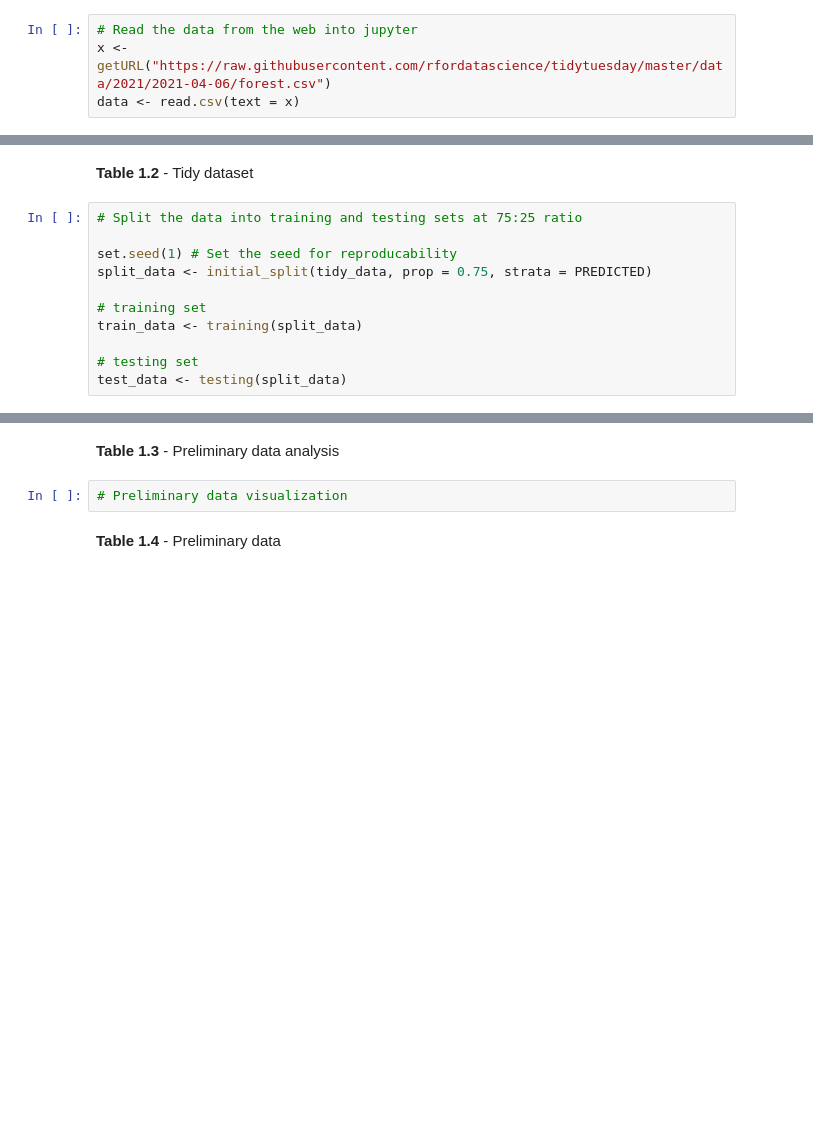
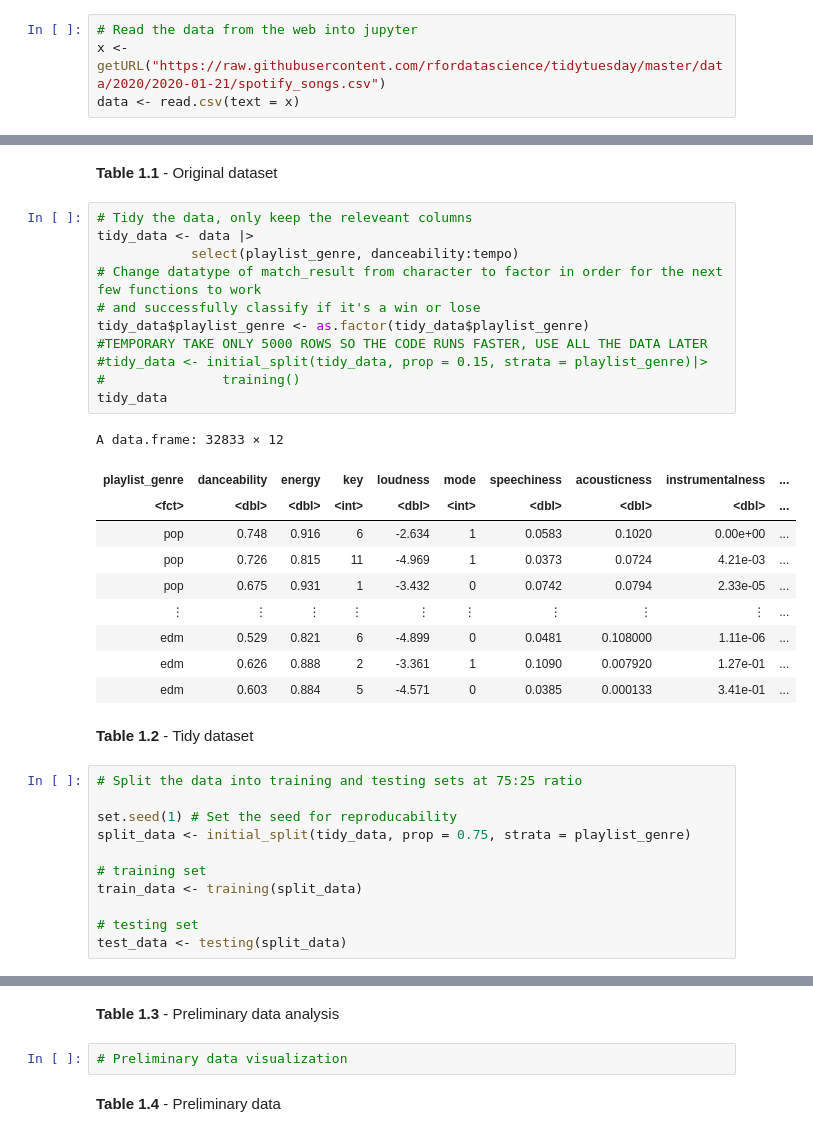
Before and after one commit to DSCI-310-2023/dsci-310-group-04, a Jupyter notebook: Project.ipynb, the cells around one changed output, grey strips where cells are left out. Cells and saved outputs as stored; diff of their text form; blank space fills up the shorter version.

```diff
--- a/Project.ipynb
+++ b/Project.ipynb
@@ -25,5 +27,5 @@ The following object is masked from ‘package:tidyr’:
     complete
 # %%
 # Read the data from the web into jupyter
-x <- getURL("https://raw.githubusercontent.com/rfordatascience/tidytuesday/master/data/2021/2021-04-06/forest.csv")
+x <- getURL("https://raw.githubusercontent.com/rfordatascience/tidytuesday/master/data/2020/2020-01-21/spotify_songs.csv")
 data <- read.csv(text = x)
@@ -49,10 +46,34 @@ A data.frame: 475 × 4
+# %% [markdown]
+**Table 1.1** - Original dataset
+# %%
+# Tidy the data, only keep the releveant columns
+tidy_data <- data |>
+            select(playlist_genre, danceability:tempo)
+# Change datatype of match_result from character to factor in order for the next few functions to work
+# and successfully classify if it's a win or lose
+tidy_data$playlist_genre <- as.factor(tidy_data$playlist_genre)
+#TEMPORARY TAKE ONLY 5000 ROWS SO THE CODE RUNS FASTER, USE ALL THE DATA LATER
+#tidy_data <- initial_split(tidy_data, prop = 0.15, strata = playlist_genre)|>
+#               training()
+tidy_data
+# %% [output]
+A data.frame: 32833 × 12
+| playlist_genre | danceability | energy | key | loudness | mode | speechiness | acousticness | instrumentalness | ... |
+| <fct> | <dbl> | <dbl> | <int> | <dbl> | <int> | <dbl> | <dbl> | <dbl> | ... |
+| pop | 0.748 | 0.916 | 6 | -2.634 | 1 | 0.0583 | 0.1020 | 0.00e+00 | ... |
+| pop | 0.726 | 0.815 | 11 | -4.969 | 1 | 0.0373 | 0.0724 | 4.21e-03 | ... |
+| pop | 0.675 | 0.931 | 1 | -3.432 | 0 | 0.0742 | 0.0794 | 2.33e-05 | ... |
+| ⋮ | ⋮ | ⋮ | ⋮ | ⋮ | ⋮ | ⋮ | ⋮ | ⋮ | ... |
+| edm | 0.529 | 0.821 | 6 | -4.899 | 0 | 0.0481 | 0.108000 | 1.11e-06 | ... |
+| edm | 0.626 | 0.888 | 2 | -3.361 | 1 | 0.1090 | 0.007920 | 1.27e-01 | ... |
+| edm | 0.603 | 0.884 | 5 | -4.571 | 0 | 0.0385 | 0.000133 | 3.41e-01 | ... |
 # %% [markdown]
 **Table 1.2** - Tidy dataset
 # %%
 # Split the data into training and testing sets at 75:25 ratio
 
 set.seed(1) # Set the seed for reproducability
-split_data <- initial_split(tidy_data, prop = 0.75, strata = PREDICTED)
+split_data <- initial_split(tidy_data, prop = 0.75, strata = playlist_genre)
 
 # training set
 train_data <- training(split_data)
```
Also changed, not shown: parts of 15 cells of this notebook, 1 other file.
